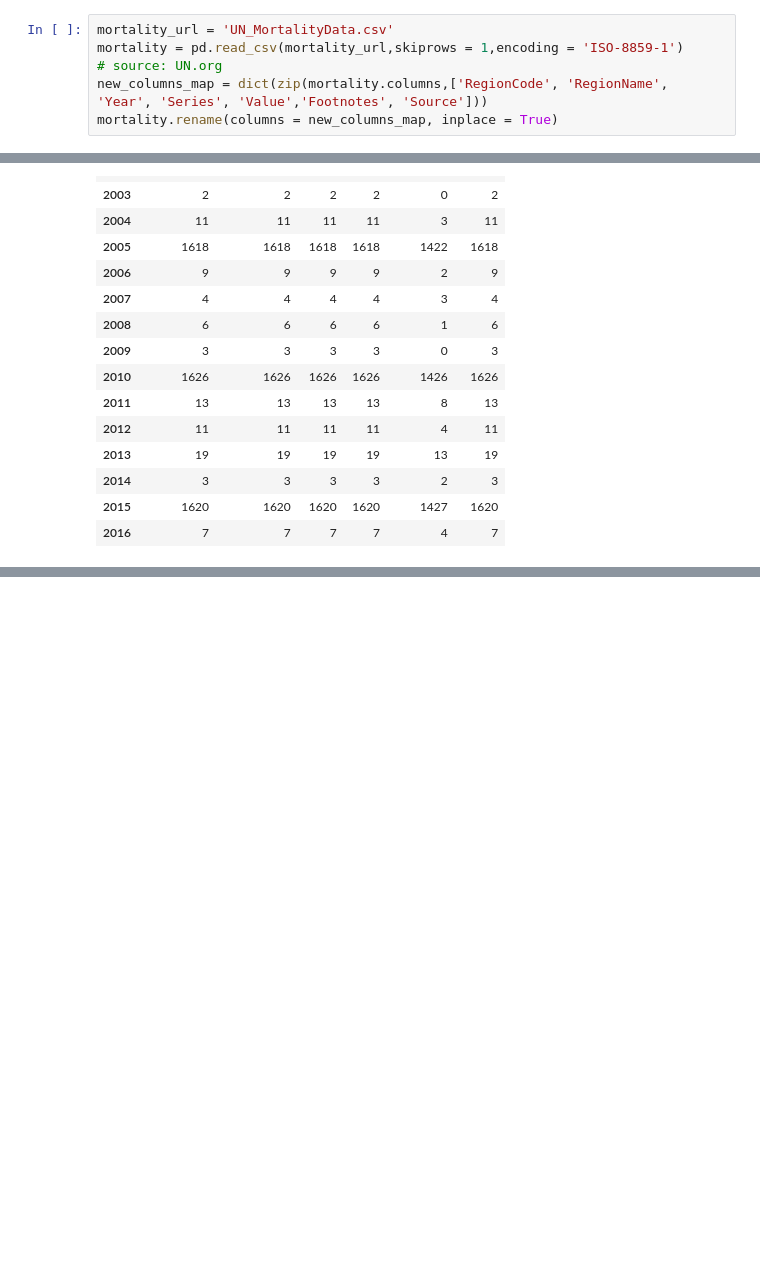
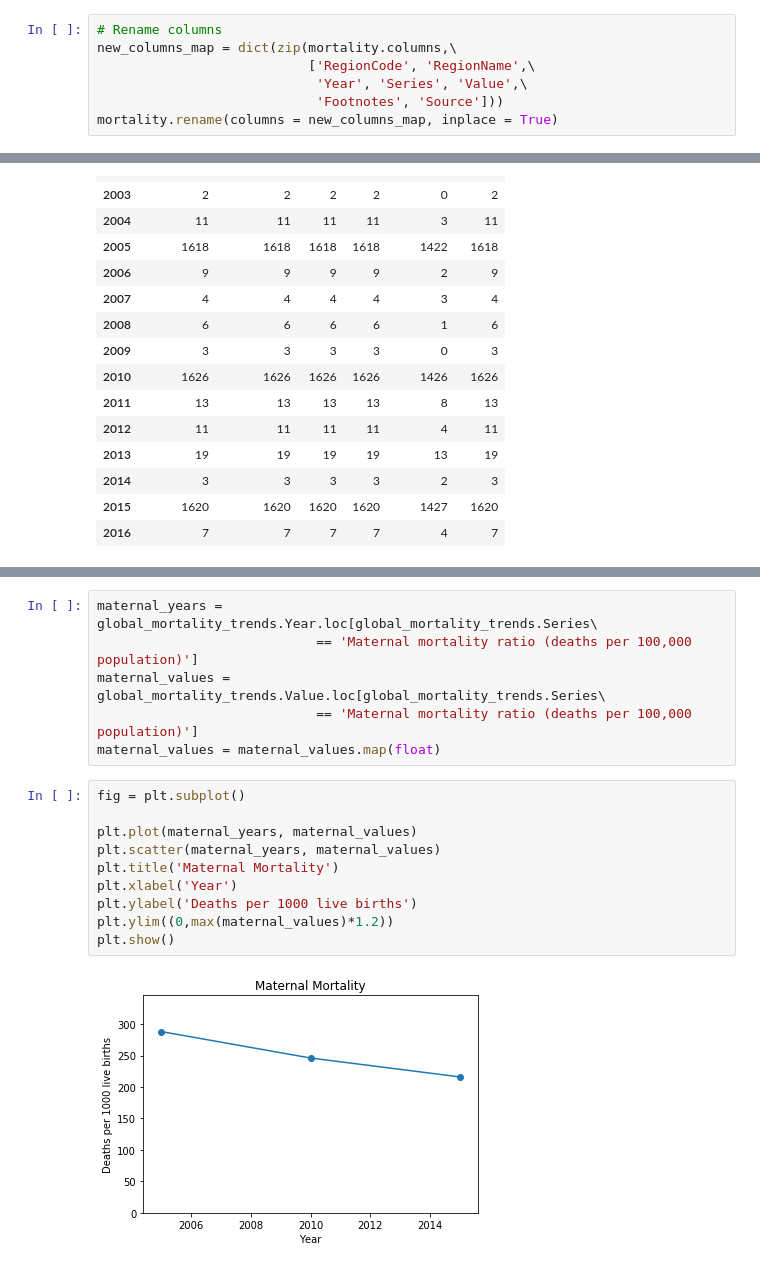
Before and after one commit to michellejkim/dc-ds-071519, a Jupyter notebook: Blogs/20190723/20190723_Blog-UNMortality.ipynb, the cells around one changed output, grey strips where cells are left out. Drawn from its saved outputs; the diff is of its cells as text; blank space fills up the shorter version.

```diff
--- a/Blogs/20190723/20190723_Blog-UNMortality.ipynb
+++ b/Blogs/20190723/20190723_Blog-UNMortality.ipynb
@@ -4,8 +21,9 @@ import matplotlib.pyplot as plt
 # %%
-mortality_url = 'UN_MortalityData.csv'
-mortality = pd.read_csv(mortality_url,skiprows = 1,encoding = 'ISO-8859-1')
-# source: UN.org
-new_columns_map = dict(zip(mortality.columns,['RegionCode', 'RegionName', 'Year', 'Series', 'Value','Footnotes', 'Source']))
+# Rename columns
+new_columns_map = dict(zip(mortality.columns,\
+                           ['RegionCode', 'RegionName',\
+                            'Year', 'Series', 'Value',\
+                            'Footnotes', 'Source']))
 mortality.rename(columns = new_columns_map, inplace = True)
 # %%
 mortality.groupby('Year').count()
@@ -51,0 +108,18 @@ Name: RegionName, Length: 1618, dtype: object
+# %%
+maternal_years = global_mortality_trends.Year.loc[global_mortality_trends.Series\
+                            == 'Maternal mortality ratio (deaths per 100,000 population)']
+maternal_values = global_mortality_trends.Value.loc[global_mortality_trends.Series\
+                            == 'Maternal mortality ratio (deaths per 100,000 population)']
+maternal_values = maternal_values.map(float)
+# %%
+fig = plt.subplot()
+
+plt.plot(maternal_years, maternal_values)
+plt.scatter(maternal_years, maternal_values)
+plt.title('Maternal Mortality')
+plt.xlabel('Year')
+plt.ylabel('Deaths per 1000 live births')
+plt.ylim((0,max(maternal_values)*1.2))
+plt.show()
+# %% [output]
+[figure, added]
```
Also changed, not shown: parts of 15 cells of this notebook, 18 other files.
